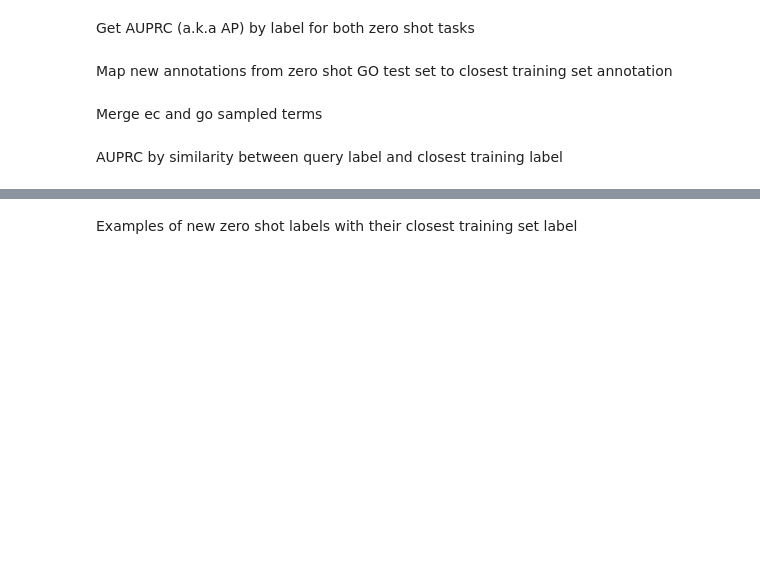
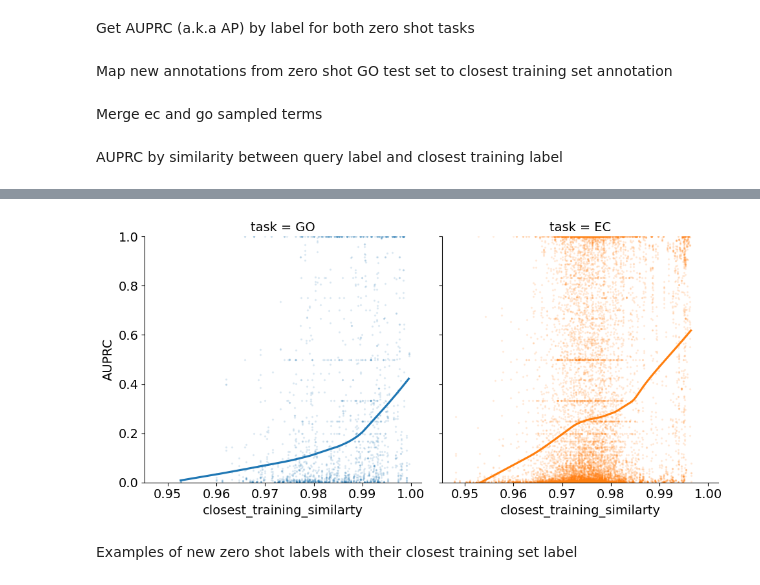
Before and after one commit to microsoft/protnote, a Jupyter notebook: notebooks/Results.ipynb, the cells around one changed output, grey strips where cells are left out. Drawn from its saved outputs; the diff is of its cells as text; code cells hidden in the pictures; blank space fills up the shorter version.

```diff
--- a/notebooks/Results.ipynb
+++ b/notebooks/Results.ipynb
@@ -1261,2 +1248,30 @@ See the caveats in the documentation: https://pandas.pydata.org/pandas-docs/stab
+# %%
+# fig,ax = plt.subplots(figsize=(6,6))
+sns.lmplot(data = auprc_by_label_df,
+            x='closest_training_similarty',
+            y='AUPRC',
+            lowess=True,
+            col='task',
+            hue='task',
+            facet_kws=(dict(sharey=True,sharex=True)),
+            scatter_kws={'alpha':0.1,'s':2}
+            #  style='task',
+            # errorbar=('ci',95),
+            # palette=['#95D3EB',
+            #         'darkblue'#   '#6793A3'
+            #         ]
+            )
+
+plt.ylim(0,1)
+ax.set(xlabel='Closest Training Term Cosine Similarity',
+    ylabel='AUPRC',
+    # title = f'Zero-shot mAP Macro by cosine similarity between query term and closest training term'
+    )
+sns.despine()
+# plt.yscale("log")
+# save_fig(f'../outputs/figures/zero_shot_similarity')
+plt.show()
+# %% [output]
+[figure, added]
 # %% [markdown]
 Examples of new zero shot labels with their closest training set label
```
Also changed, not shown: parts of 24 cells of this notebook, 2 other files.
